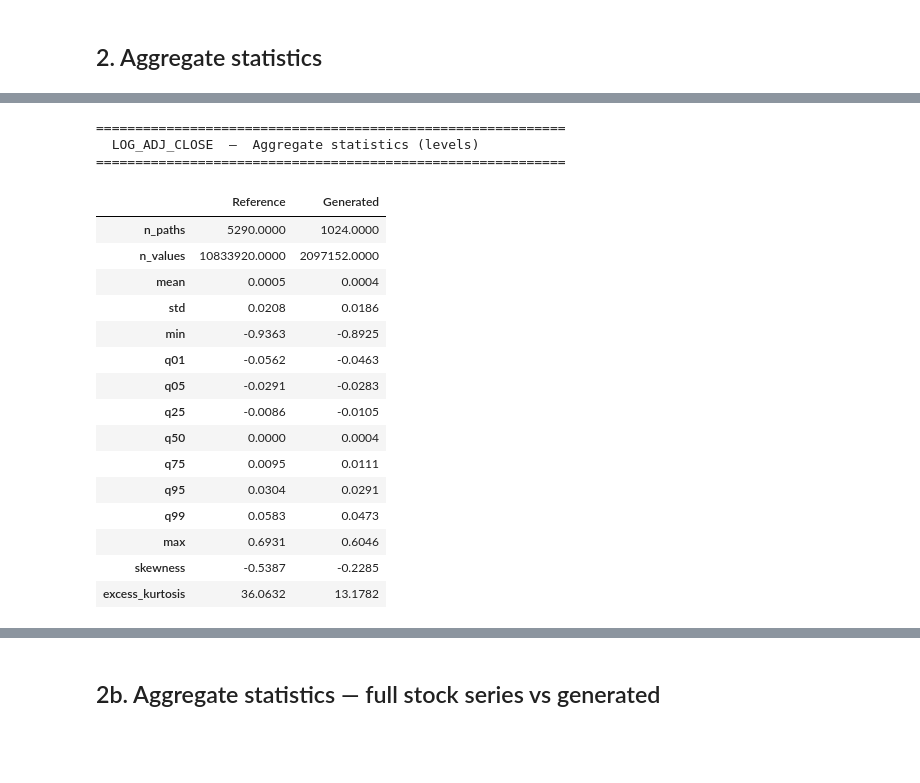
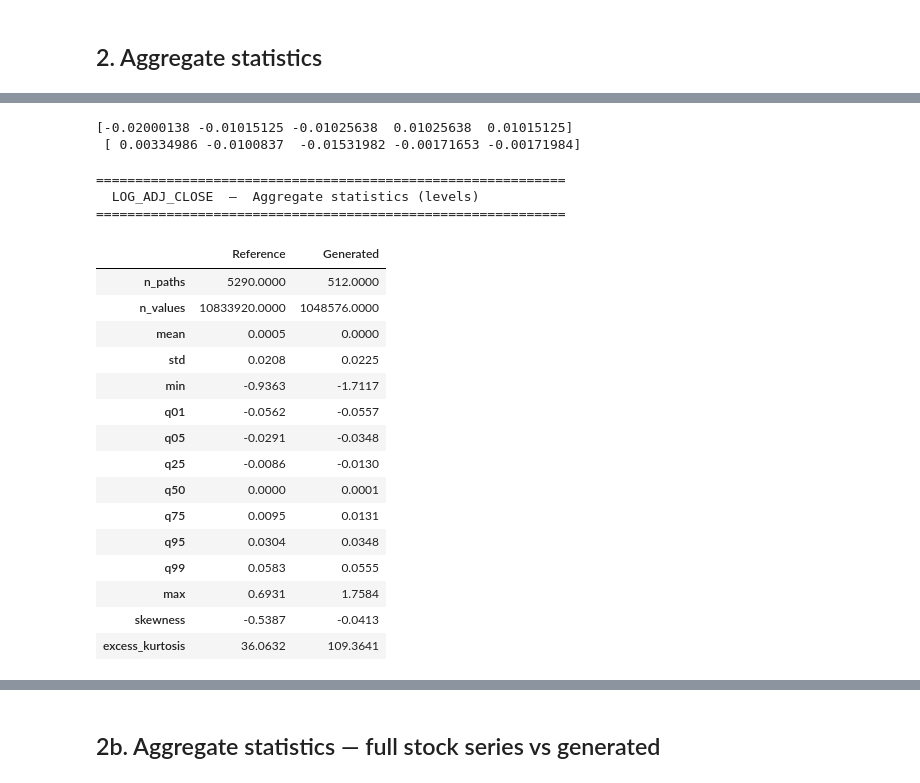
Before and after one commit to GiacomoNegri/Master-Thesis, a Jupyter notebook: notebooks/Training_vs_Generated_Analysis.ipynb, the cells around one changed output, grey strips where cells are left out. Saved outputs shown, nothing was run; the diff lists cells and outputs as text; code cells hidden in the pictures; blank space fills up the shorter version.

Commit message:
modifications to jupyter notebook

```diff
--- a/notebooks/Training_vs_Generated_Analysis.ipynb
+++ b/notebooks/Training_vs_Generated_Analysis.ipynb
@@ -9,8 +9,8 @@ Both datasets are either log-prices or log-returns.
 Reference paths may be full-length stock histories; generated paths are fixed-length windows.
 # %%
 # ── USER INPUTS ───────────────────────────────────────────────────────────────
-REF_DIRECTORY         = "../data/replication_returns_other"          # training data folder
-GEN_DIRECTORY         = "../data/generated/replication/ODE_NO_NO_REPL_RET_OTHER_UNCO_ep-500_sde-ve_noise-exponential_20260504_115525_N2000_seed50"
+REF_DIRECTORY         = "../data/replication_returns_other_gbm"          # training data folder
+GEN_DIRECTORY         = "../data/generated/replication/ODE_GBM_NO_NO_REPL_UNCO_ep-239_sde-ve_noise-exponential_20260511_104210_N2000_seed50"
 SEED                  = 50
 TRAINING_SEED         = 50    # must match config["train"]["seed"] used during training
 VAL_SPLIT_RATIO       = 0.05 # set to e.g. 0.1 if --val_split_ratio was used; else None
@@ -18,7 +18,7 @@ TRAINING_DATASET_SIZE = None   # number of sliding windows — mirrors --train_s
                                # set to None to use all available (post-val) windows
 SEQ_LEN               = 2048  # window length used during training (--seq_len)
 STRIDE                = 400   # stride used during training (--stride)
-SDE_TYPE              = "ve"  # "ve", "vp", "subvp", or "gbm"; set "gbm" when trained on cumulative log returns
+SDE_TYPE              = "gbm"  # "ve", "vp", "subvp", or "gbm"; set "gbm" when trained on cumulative log returns
 # ─────────────────────────────────────────────────────────────────────────────
 # %%
 import os
@@ -67,7 +67,10 @@ if len(ref_csv_files) == 0:
 all_windows: list[np.ndarray] = []
 n_skipped_short = 0
 for fp in ref_csv_files:
-    series = pd.read_csv(fp)["log_adj_close"].values.astype(np.float64)
+    # print(fp)
+    df = pd.read_csv(fp, parse_dates=["date"], dayfirst=True)
+    df = df.sort_values("date").reset_index(drop=True)
+    series = df["log_adj_close"].values.astype(np.float64)
     T = len(series)
     max_start = T - SEQ_LEN
     if max_start < 0:   # shorter than SEQ_LEN — skip (drop_incomplete=True)
@@ -184,17 +191,0 @@ print(gen_paths[-1][:5], "\n", gen_paths[-1][-5:])
-# %%
-# ── GBM mode: cumulative log returns → log returns ────────────────────────────
-# When SDE_TYPE == "gbm" the model was trained on cumulative log returns
-# (produced by convert_to_cumulative.py).  Undo the cumsum so that the rest of
-# the notebook operates on standard log returns, as expected by all downstream
-# cells.  The inversion is exact: r_1 = C_1,  r_t = C_t - C_{t-1}  for t >= 2,
-# which preserves the original window length.
-# ref_paths and gen_paths are reassigned so no other cell needs to change.
-if SDE_TYPE == "gbm":
-    ref_paths_cumulative = ref_paths
-    gen_paths_cumulative = gen_paths
-    ref_paths = [np.concatenate([[p[0]], np.diff(p)]) for p in ref_paths_cumulative]
-    gen_paths = [np.concatenate([[p[0]], np.diff(p)]) for p in gen_paths_cumulative]
-    print(f"[GBM] {len(ref_paths)} reference paths converted: cumulative → log returns  "
-          f"(length {len(ref_paths_cumulative[0])} preserved)")
-    print(f"[GBM] {len(gen_paths)} generated paths converted: cumulative → log returns  "
-          f"(length {len(gen_paths_cumulative[0])} preserved)")
@@ -203,7 +249,13 @@ if SDE_TYPE == "gbm":
+# %%
+print(ref_paths[0][:5], "\n", ref_paths[0][-5:])
+# %% [output]
+[-0.02000138 -0.01015125 -0.01025638  0.01025638  0.01015125]
+ [ 0.00334986 -0.0100837  -0.01531982 -0.00171653 -0.00171984]
 # %%
 def compute_stats(paths: list[np.ndarray], label: str) -> dict:
     flat = np.concatenate(paths)
-    incs = np.concatenate([np.diff(p) for p in paths if len(p) > 1])
+    incs = flat
+    # incs = np.concatenate([np.diff(p) for p in paths if len(p) > 1])
     return {
         "label"            : label,
         "n_paths"          : len(paths),
@@ -222,49 +274,49 @@ def compute_stats(paths: list[np.ndarray], label: str) -> dict:
         "skewness"         : scipy_stats.skew(flat),
         "excess_kurtosis"  : scipy_stats.kurtosis(flat, fisher=True),
         "inc_mean"         : incs.mean(),
         "inc_std"          : incs.std(),
         "inc_min"          : incs.min(),
         "inc_q01"          : np.quantile(incs, 0.01),
         "inc_q99"          : np.quantile(incs, 0.99),
-        "inc_max"          : incs.max(),
+        "inc_max"          : flat.max(),
         "inc_skewness"     : scipy_stats.skew(incs),
         "inc_excess_kurt"  : scipy_stats.kurtosis(incs, fisher=True),
     }
 
 ref_stats = compute_stats(ref_paths, "Reference (training)")
 gen_stats = compute_stats(gen_paths, "Generated")
 
 # ── Levels table ──────────────────────────────────────────────────────────────
 level_keys = ["n_paths", "n_values", "mean", "std", "min", "q01", "q05",
               "q25", "q50", "q75", "q95", "q99", "max", "skewness", "excess_kurtosis"]
 df_levels = pd.DataFrame(
     {k: {"Reference": ref_stats[k], "Generated": gen_stats[k]} for k in level_keys}
 ).T.round(4)
 
 print("=" * 60)
 print("  LOG_ADJ_CLOSE  —  Aggregate statistics (levels)")
 print("=" * 60)
 display(df_levels.style.format("{:.4f}"))
 # %% [output]
 ============================================================
   LOG_ADJ_CLOSE  —  Aggregate statistics (levels)
 ============================================================
 |  | Reference | Generated |
-| n_paths | 5290.0000 | 1024.0000 |
-| n_values | 10833920.0000 | 2097152.0000 |
-| mean | 0.0005 | 0.0004 |
-| std | 0.0208 | 0.0186 |
-| min | -0.9363 | -0.8925 |
-| q01 | -0.0562 | -0.0463 |
-| q05 | -0.0291 | -0.0283 |
-| q25 | -0.0086 | -0.0105 |
-| q50 | 0.0000 | 0.0004 |
-| q75 | 0.0095 | 0.0111 |
-| q95 | 0.0304 | 0.0291 |
-| q99 | 0.0583 | 0.0473 |
-| max | 0.6931 | 0.6046 |
-| skewness | -0.5387 | -0.2285 |
-| excess_kurtosis | 36.0632 | 13.1782 |
+| n_paths | 5290.0000 | 512.0000 |
+| n_values | 10833920.0000 | 1048576.0000 |
+| mean | 0.0005 | 0.0000 |
+| std | 0.0208 | 0.0225 |
+| min | -0.9363 | -1.7117 |
+| q01 | -0.0562 | -0.0557 |
+| q05 | -0.0291 | -0.0348 |
+| q25 | -0.0086 | -0.0130 |
+| q50 | 0.0000 | 0.0001 |
+| q75 | 0.0095 | 0.0131 |
+| q95 | 0.0304 | 0.0348 |
+| q99 | 0.0583 | 0.0555 |
+| max | 0.6931 | 1.7584 |
+| skewness | -0.5387 | -0.0413 |
+| excess_kurtosis | 36.0632 | 109.3641 |
 # %%
 # ── GBM mode: aggregate statistics on cumulative log returns ──────────────────
 if SDE_TYPE == "gbm":
```
Also changed, not shown: parts of 23 cells of this notebook.
